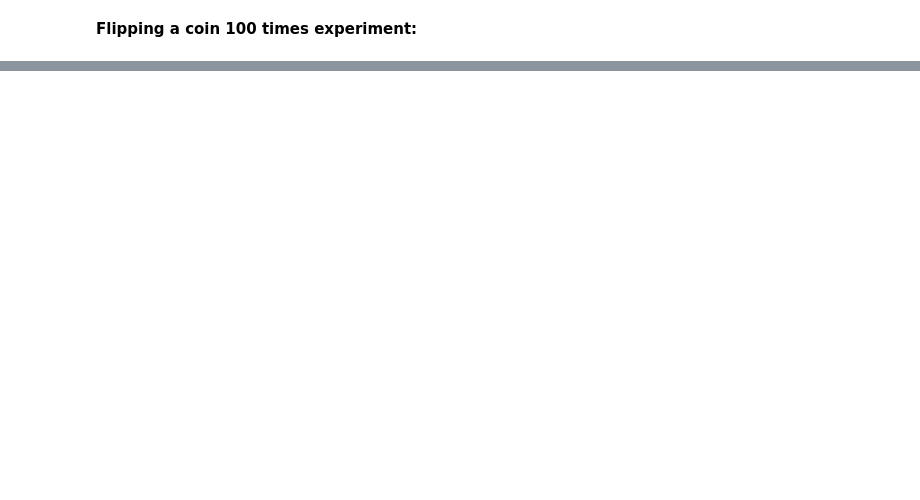
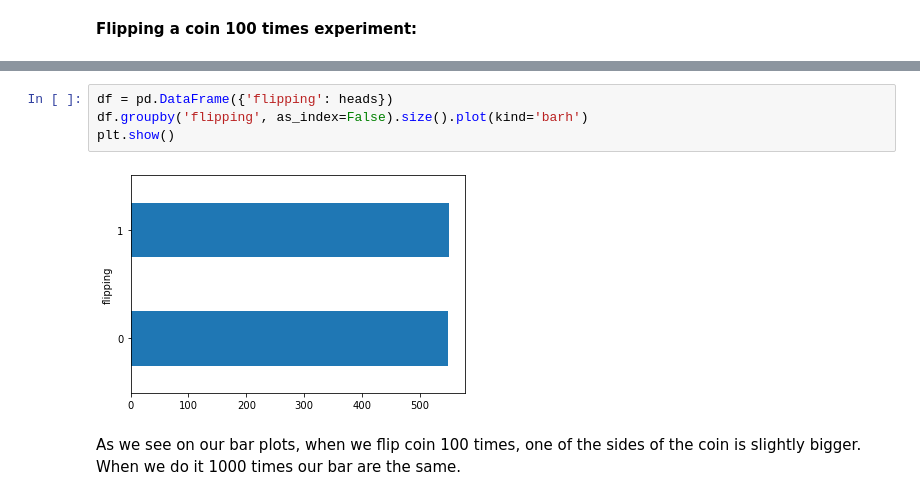
Before and after one commit to radekv23/Tasks-2020, a Jupyter notebook: Tasks.ipynb, the cells around one changed output, grey strips where cells are left out. Saved outputs shown, nothing was run; the diff lists cells and outputs as text; blank space fills up the shorter version.

```diff
--- a/Tasks.ipynb
+++ b/Tasks.ipynb
@@ -236,0 +241,8 @@ plt.show()
+# %%
+df = pd.DataFrame({'flipping': heads})
+df.groupby('flipping', as_index=False).size().plot(kind='barh')
+plt.show()
+# %% [output]
+[figure, added]
+# %% [markdown]
+As we see on our bar plots, when we flip coin 100 times, one of the sides of the coin is slightly bigger. When we do it 1000 times our bar are the same.
```
Also changed, not shown: parts of 9 cells of this notebook.
